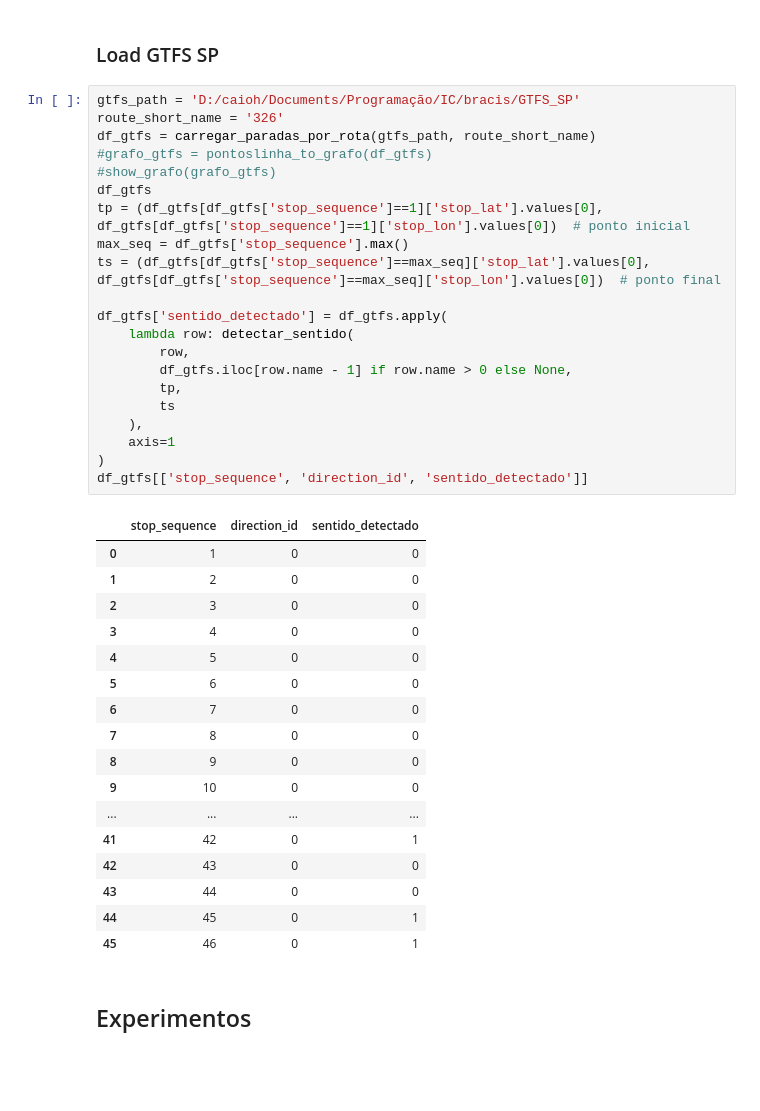
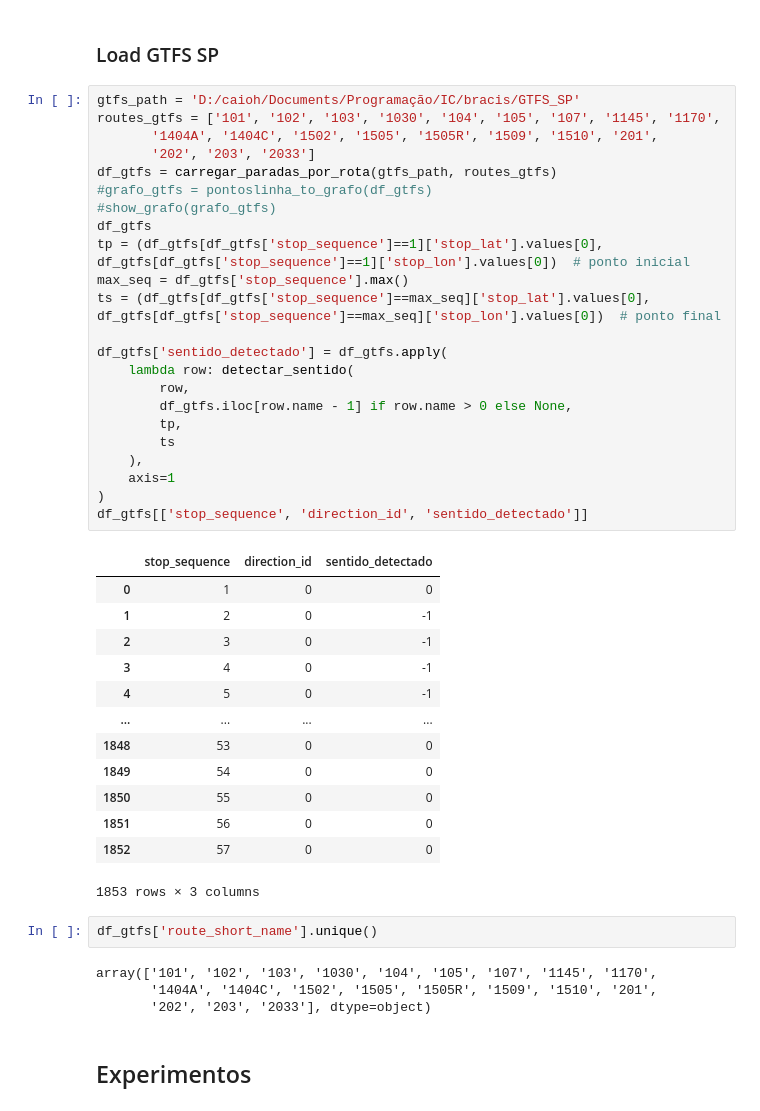
Before and after one commit to jorgenery/grafo-clusters, a Jupyter notebook: notebooks/kmeans.ipynb, the cells around one changed output. Cells and saved outputs as stored; diff of their text form; blank space fills up the shorter version.

```diff
--- a/notebooks/kmeans.ipynb
+++ b/notebooks/kmeans.ipynb
@@ -189,43 +208,47 @@ df_stun.head()
 ### Load GTFS SP
 # %%
 gtfs_path = 'D:/caioh/Documents/Programação/IC/bracis/GTFS_SP'
-route_short_name = '326'
-df_gtfs = carregar_paradas_por_rota(gtfs_path, route_short_name)
+routes_gtfs = ['101', '102', '103', '1030', '104', '105', '107', '1145', '1170',
+       '1404A', '1404C', '1502', '1505', '1505R', '1509', '1510', '201',
+       '202', '203', '2033']
+df_gtfs = carregar_paradas_por_rota(gtfs_path, routes_gtfs)
 #grafo_gtfs = pontoslinha_to_grafo(df_gtfs)
 #show_grafo(grafo_gtfs)
 df_gtfs
 tp = (df_gtfs[df_gtfs['stop_sequence']==1]['stop_lat'].values[0], df_gtfs[df_gtfs['stop_sequence']==1]['stop_lon'].values[0])  # ponto inicial
 max_seq = df_gtfs['stop_sequence'].max()
 ts = (df_gtfs[df_gtfs['stop_sequence']==max_seq]['stop_lat'].values[0], df_gtfs[df_gtfs['stop_sequence']==max_seq]['stop_lon'].values[0])  # ponto final
 
 df_gtfs['sentido_detectado'] = df_gtfs.apply(
     lambda row: detectar_sentido(
         row,
         df_gtfs.iloc[row.name - 1] if row.name > 0 else None,
         tp,
         ts
     ),
     axis=1
 )
 df_gtfs[['stop_sequence', 'direction_id', 'sentido_detectado']]
 # %% [output]
 |  | stop_sequence | direction_id | sentido_detectado |
 | 0 | 1 | 0 | 0 |
-| 1 | 2 | 0 | 0 |
-| 2 | 3 | 0 | 0 |
-| 3 | 4 | 0 | 0 |
-| 4 | 5 | 0 | 0 |
-| 5 | 6 | 0 | 0 |
-| 6 | 7 | 0 | 0 |
-| 7 | 8 | 0 | 0 |
-| 8 | 9 | 0 | 0 |
-| 9 | 10 | 0 | 0 |
+| 1 | 2 | 0 | -1 |
+| 2 | 3 | 0 | -1 |
+| 3 | 4 | 0 | -1 |
+| 4 | 5 | 0 | -1 |
 | ... | ... | ... | ... |
-| 41 | 42 | 0 | 1 |
-| 42 | 43 | 0 | 0 |
-| 43 | 44 | 0 | 0 |
-| 44 | 45 | 0 | 1 |
-| 45 | 46 | 0 | 1 |
+| 1848 | 53 | 0 | 0 |
+| 1849 | 54 | 0 | 0 |
+| 1850 | 55 | 0 | 0 |
+| 1851 | 56 | 0 | 0 |
+| 1852 | 57 | 0 | 0 |
+1853 rows × 3 columns
+# %%
+df_gtfs['route_short_name'].unique()
+# %% [output]
+array(['101', '102', '103', '1030', '104', '105', '107', '1145', '1170',
+       '1404A', '1404C', '1502', '1505', '1505R', '1509', '1510', '201',
+       '202', '203', '2033'], dtype=object)
 # %% [markdown]
 ## Experimentos
 # %% [markdown]
```
Also changed, not shown: parts of 16 cells of this notebook.
